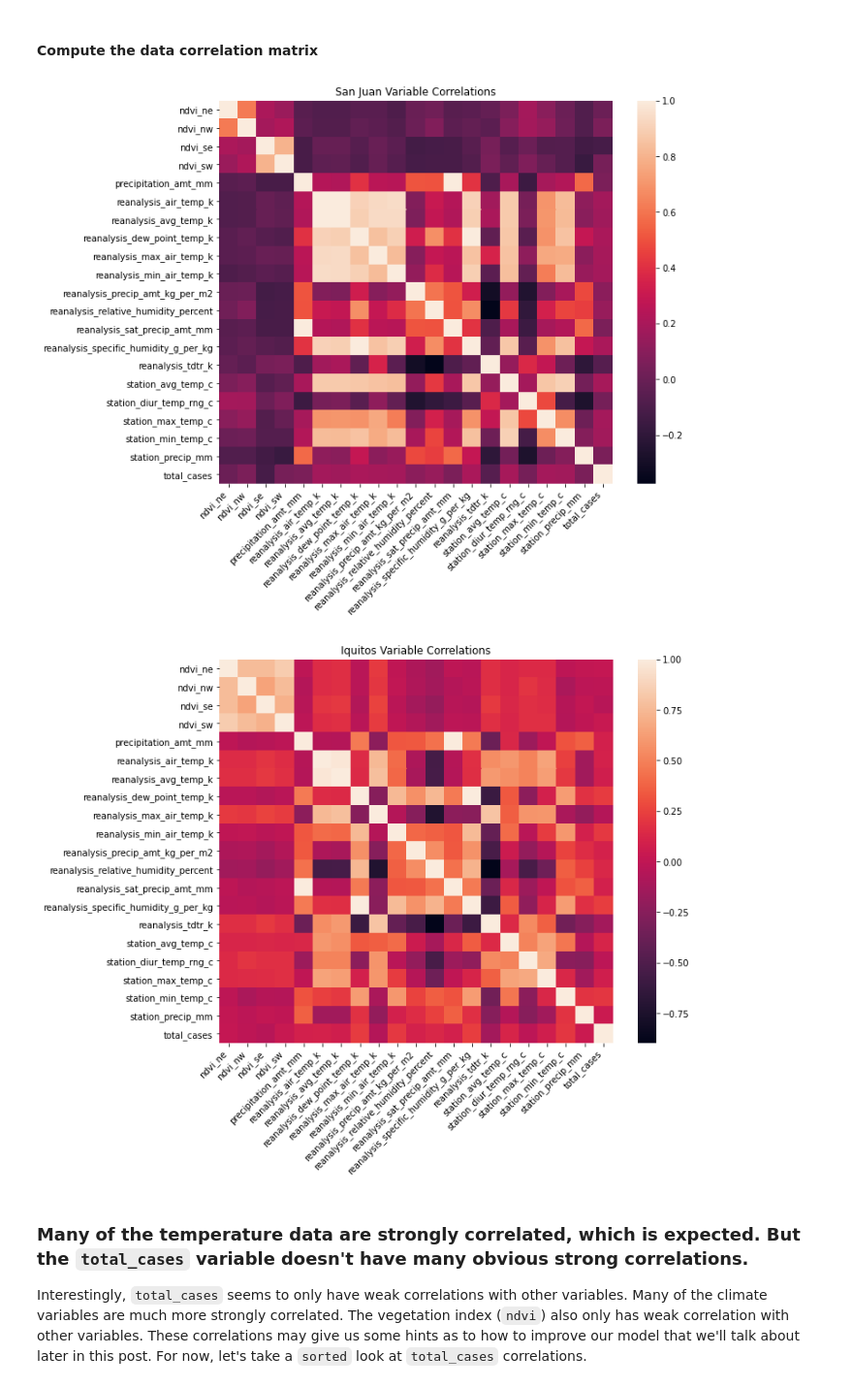
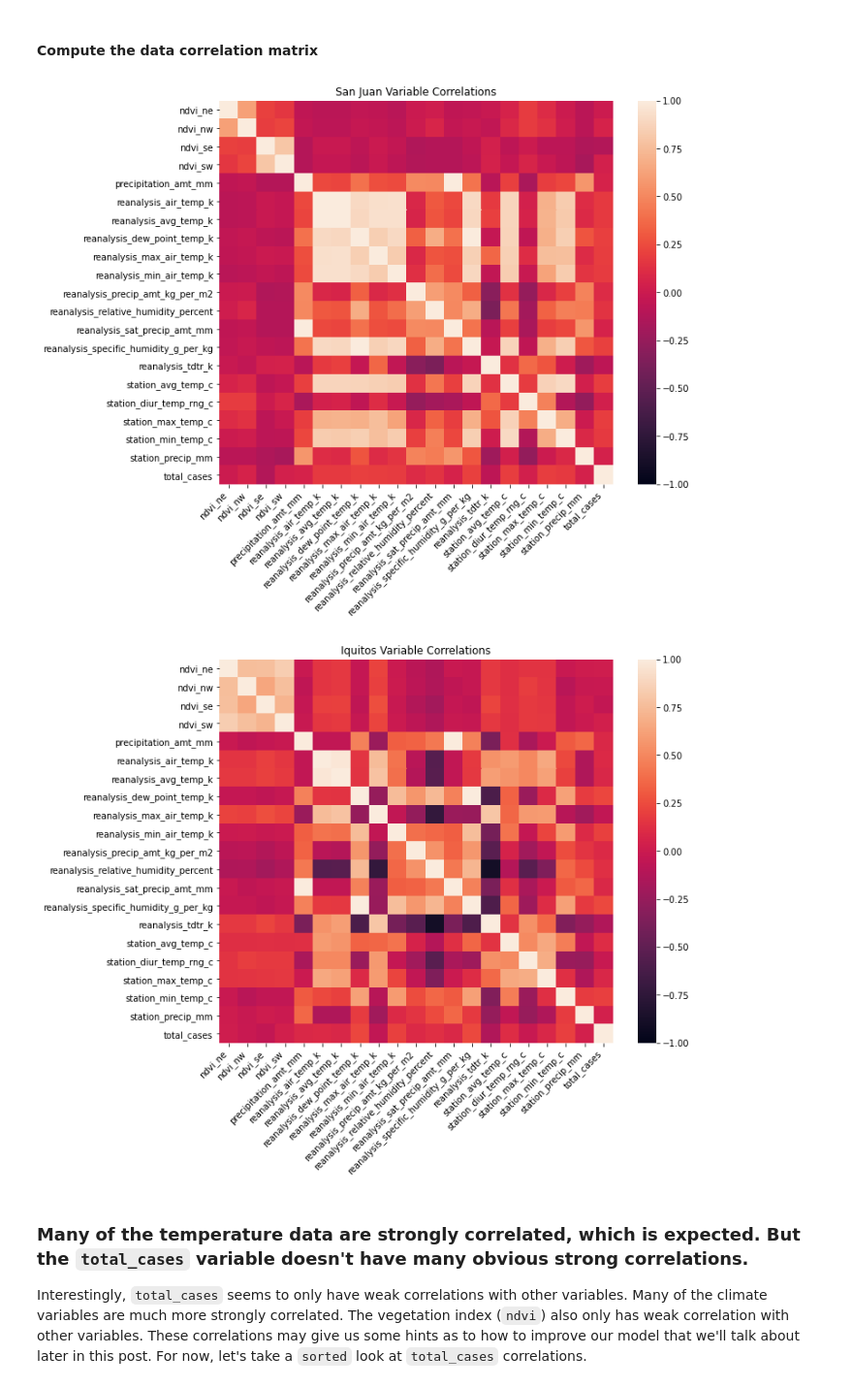
Before and after one commit to drivendataorg/intro-to-reproducible-ml, a Jupyter notebook: notebooks/dengue-ml-tutorial.ipynb, the cells around one changed output. Shown at 97% size. Saved outputs shown, nothing was run; the diff lists cells and outputs as text; code cells hidden in the pictures.

```diff
--- a/notebooks/dengue-ml-tutorial.ipynb
+++ b/notebooks/dengue-ml-tutorial.ipynb
@@ -270,19 +293,19 @@ iq_correlations = iq_train_features.corr()
 # %%
 # plot san juan
 fig, ax = plt.subplots(figsize=(10,8))
-sj_corr_heat = sns.heatmap(sj_correlations, ax=ax)
+sj_corr_heat = sns.heatmap(sj_correlations, ax=ax, vmin=-1, vmax=1)
 plt.xticks(rotation=45, ha='right')
 plt.title('San Juan Variable Correlations');
 # %% [output]
-[figure, old version]
+[figure, new version]
 # %%
 # plot san juan
 fig, ax = plt.subplots(figsize=(10, 8))
-iq_corr_heat = sns.heatmap(iq_correlations, ax=ax)
+iq_corr_heat = sns.heatmap(iq_correlations, ax=ax, vmin=-1, vmax=1)
 plt.xticks(rotation=45, ha='right')
 plt.title('Iquitos Variable Correlations');
 # %% [output]
-[figure, old version]
+[figure, new version]
 # %% [markdown]
 ### Many of the temperature data are strongly correlated, which is expected. But the `total_cases` variable doesn't have many obvious strong correlations.
 
```
Also changed, not shown: parts of 12 cells of this notebook, 2 other files.
